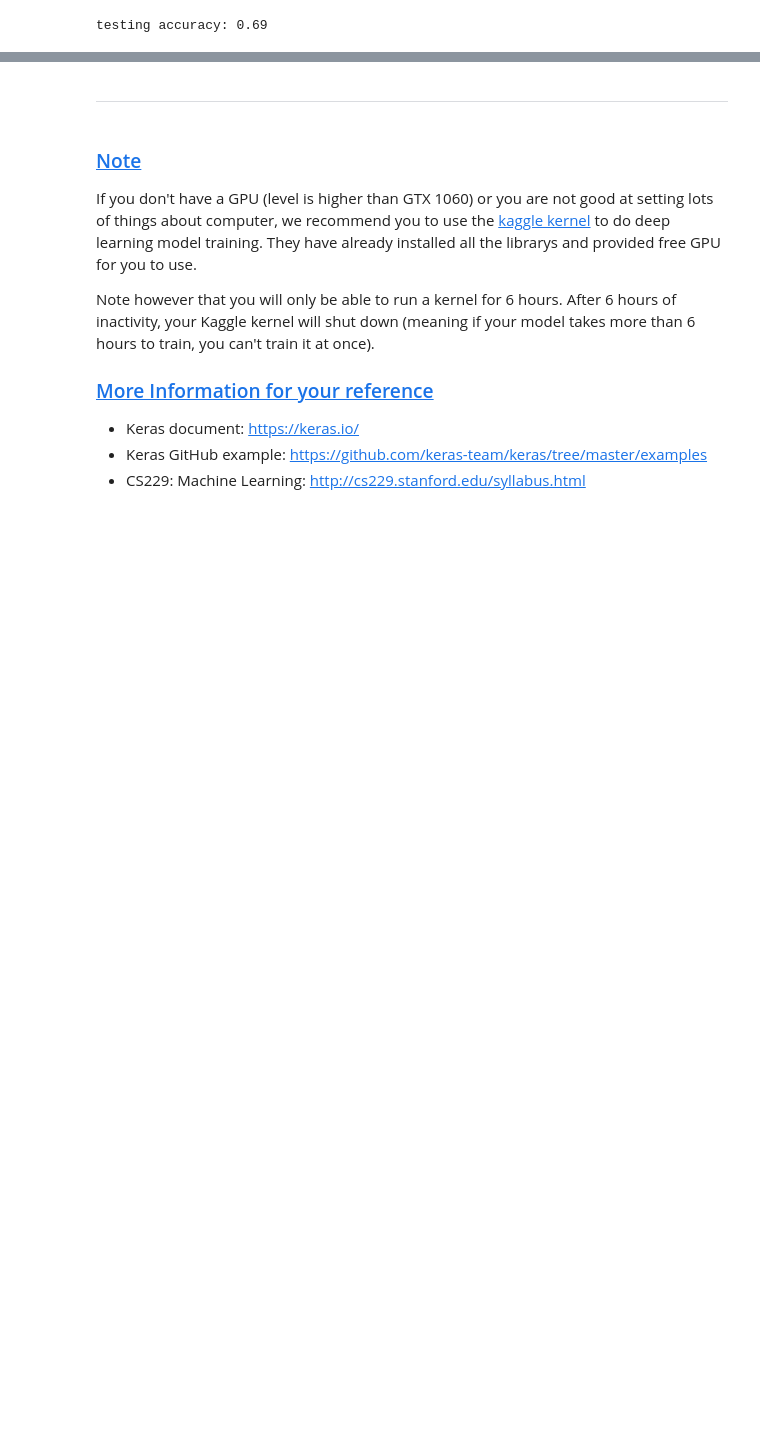
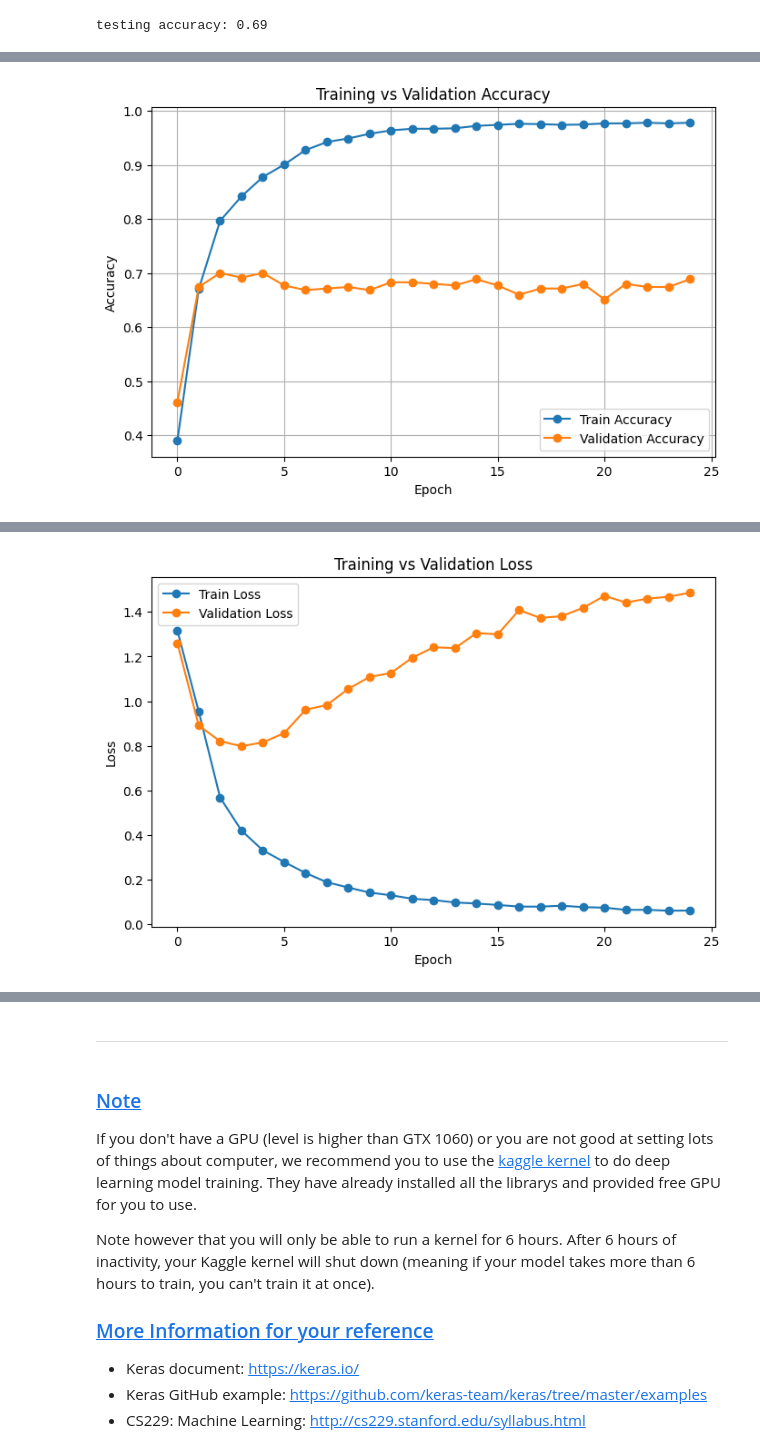
Before and after one commit to Eason12081105/DM2025-Lab2-Exercise, a Jupyter notebook: DM2025-Lab2-Master-Phase_1.ipynb, the cells around one changed output, grey strips where cells are left out. Saved outputs shown, nothing was run; the diff lists cells and outputs as text; code cells hidden in the pictures; blank space fills up the shorter version.

```diff
--- a/DM2025-Lab2-Master-Phase_1.ipynb
+++ b/DM2025-Lab2-Master-Phase_1.ipynb
@@ -910,0 +909,29 @@ Plot the Training and Validation Accuracy and Loss (different plots), just like
+# %%
+import pandas as pd
+import matplotlib.pyplot as plt
+
+# load training log
+training_log = pd.read_csv("logs/training_log.csv")
+
+# 1 Plot train and validation accuracy
+plt.figure(figsize=(8,5))
+plt.plot(training_log['epoch'], training_log['accuracy'], label='Train Accuracy', marker='o')
+plt.plot(training_log['epoch'], training_log['val_accuracy'], label='Validation Accuracy', marker='o')
+plt.xlabel('Epoch')
+plt.ylabel('Accuracy')
+plt.title('Training vs Validation Accuracy')
+plt.legend()
+plt.grid(True)
+plt.show()
+
+# 2 Plot train and validation loss
+plt.figure(figsize=(8,5))
+plt.plot(training_log['epoch'], training_log['loss'], label='Train Loss', marker='o')
+plt.plot(training_log['epoch'], training_log['val_loss'], label='Validation Loss', marker='o')
+plt.xlabel('Epoch')
+plt.ylabel('Loss')
+plt.title('Training vs Validation Loss')
+plt.legend()
+plt
+# %% [output]
+[figure, added]
@@ -910,0 +939 @@ Plot the Training and Validation Accuracy and Loss (different plots), just like
+[figure, added]
```
Also changed, not shown: parts of 9 cells of this notebook, 1 other file.
